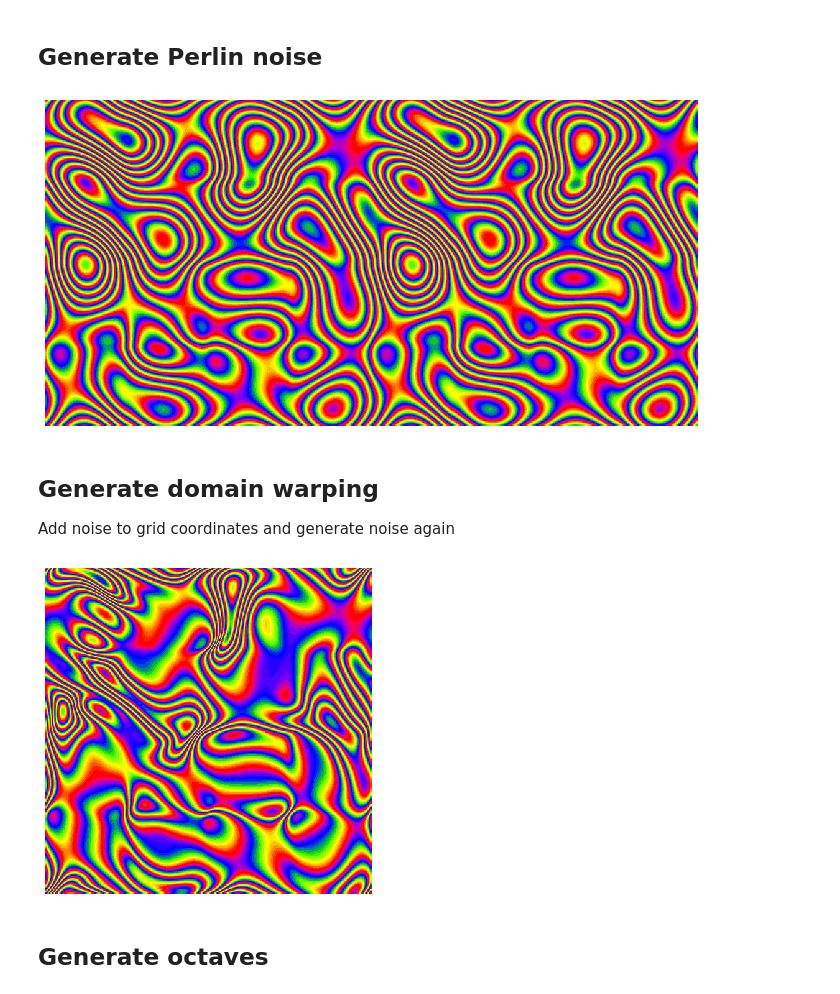
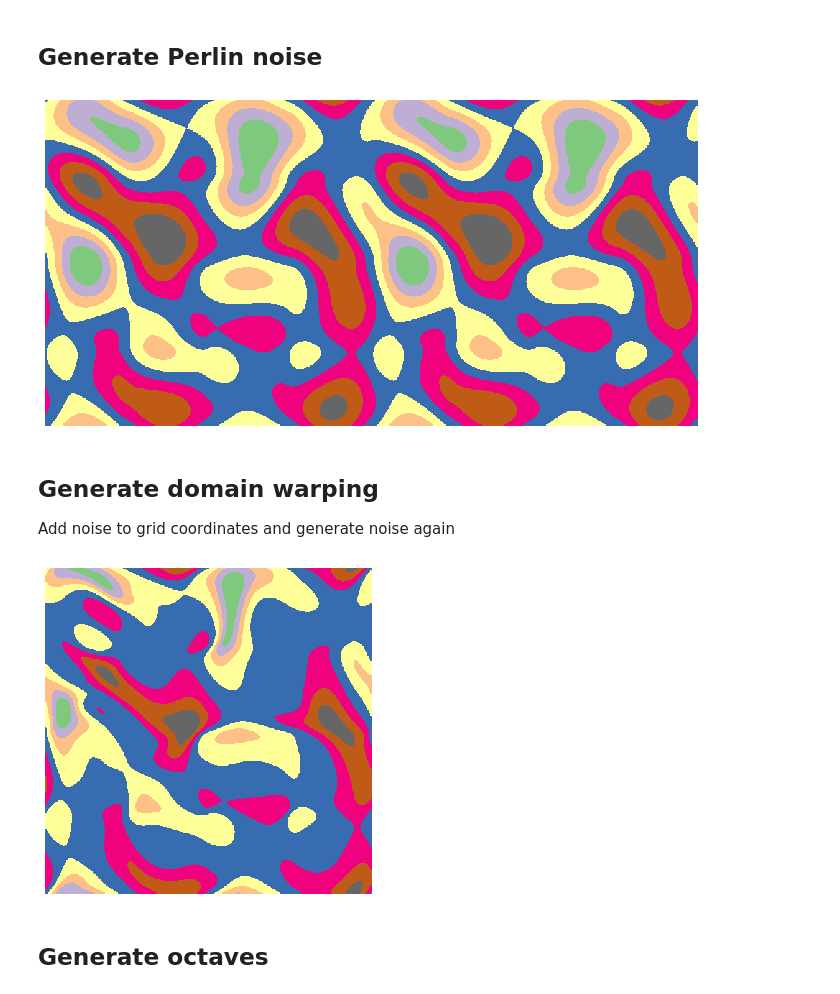
Before and after one commit to timpyrkov/pythonperlin, a Jupyter notebook: docs/notebook/example.ipynb, the cells around one changed output. Saved outputs shown, nothing was run; the diff lists cells and outputs as text; code cells hidden in the pictures.

Commit message:
Add warp magnitude, fix octaves scaling

```diff
--- a/docs/notebook/example.ipynb
+++ b/docs/notebook/example.ipynb
@@ -19,11 +22,11 @@ x = perlin(shape, dens=dens, seed=0)
 x = np.concatenate([x] * 2, axis=1)
 
 plt.figure(figsize=(12,6))
-plt.imshow(x, cmap=plt.get_cmap('prism'))
+plt.imshow(x, cmap=plt.get_cmap('Accent_r'))
 plt.axis('off')
 plt.show()
 # %% [output]
-[figure, old version]
+[figure, new version]
 # %% [markdown]
 ## Generate domain warping
 
@@ -31,14 +34,14 @@ Add noise to grid coordinates and generate noise again
 # %%
 dens = 32
 shape = (4,4)
-x = perlin(shape, dens=dens, seed=0, warp=True)
+x = perlin(shape, dens=dens, seed=0, warp=2)
 
 plt.figure(figsize=(6,6))
-plt.imshow(x, cmap=plt.get_cmap('prism'))
+plt.imshow(x, cmap=plt.get_cmap('Accent_r'))
 plt.axis('off')
 plt.show()
 # %% [output]
-[figure, old version]
+[figure, new version]
 # %% [markdown]
 ## Generate octaves
 # %%
```
Also changed, not shown: parts of 6 cells of this notebook, 10 other files.
